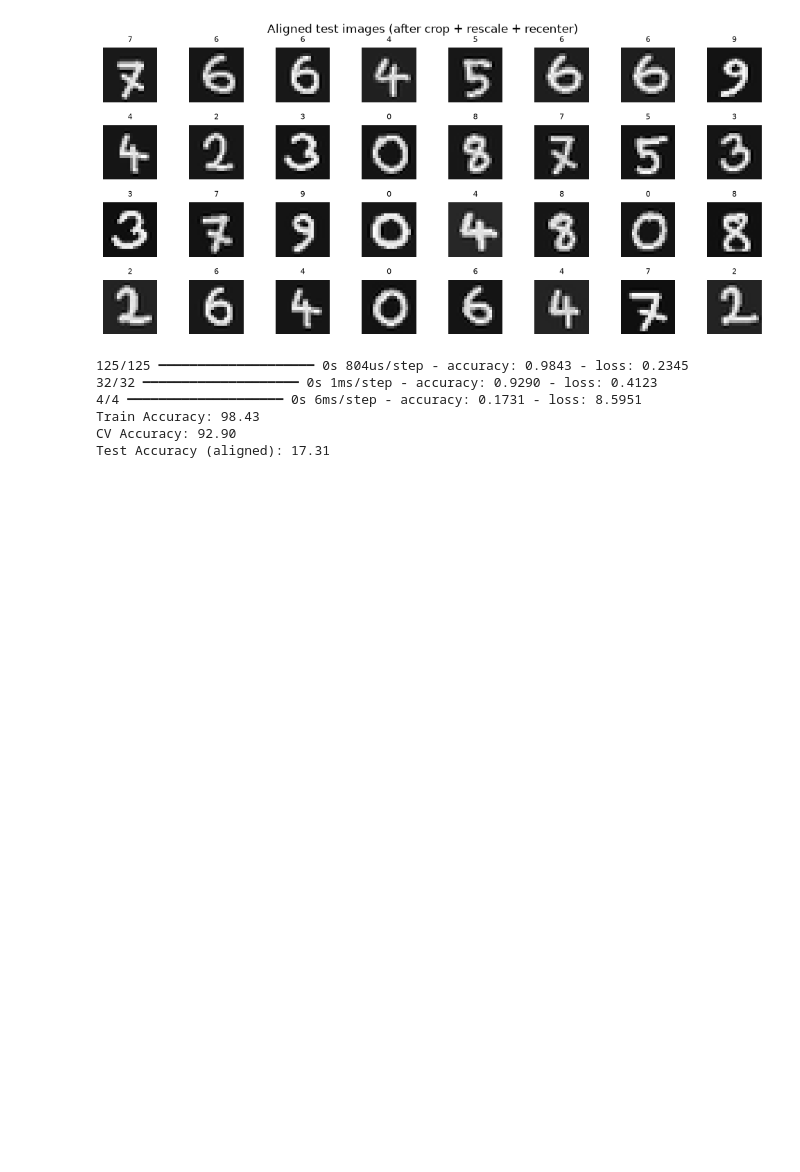
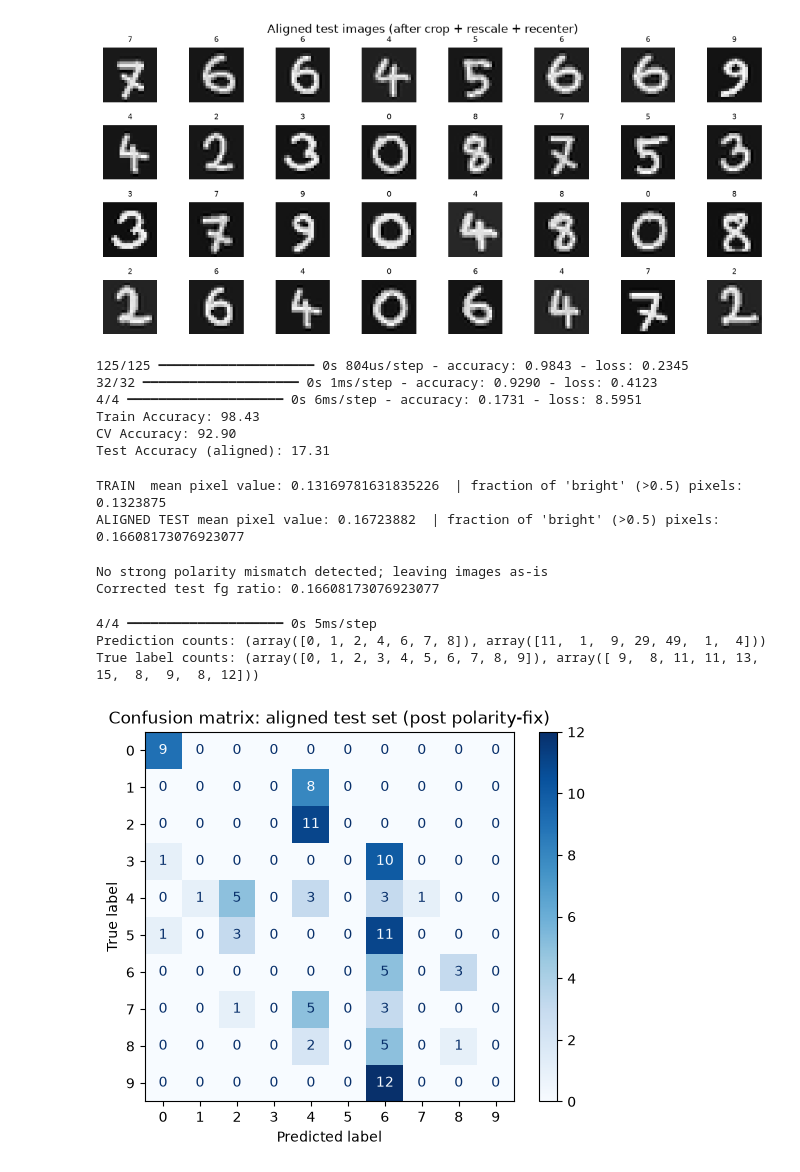
Before and after one commit to Hriddha/CSE445, a Jupyter notebook: Assignment_3/Asn3.ipynb, the cells around one changed output. Saved outputs shown, nothing was run; the diff lists cells and outputs as text; code cells hidden in the pictures; blank space fills up the shorter version.

Commit message:
Polarization and Confusion matrix

```diff
--- a/Assignment_3/Asn3.ipynb
+++ b/Assignment_3/Asn3.ipynb
@@ -569,3 +569,46 @@ print(f"Test Accuracy (aligned): {test_acc*100:.2f}")
 Train Accuracy: 98.43
 CV Accuracy: 92.90
 Test Accuracy (aligned): 17.31
+# %%
+print("TRAIN  mean pixel value:", X_train.mean(), " | fraction of 'bright' (>0.5) pixels:", (X_train > 0.5).mean())
+print("ALIGNED TEST mean pixel value:", X_test_aligned_flat.mean(), " | fraction of 'bright' (>0.5) pixels:", (X_test_aligned_flat > 0.5).mean())
+# %% [output]
+TRAIN  mean pixel value: 0.13169781631835226  | fraction of 'bright' (>0.5) pixels: 0.1323875
+ALIGNED TEST mean pixel value: 0.16723882  | fraction of 'bright' (>0.5) pixels: 0.16608173076923077
+# %%
+train_fg_ratio = (X_train > 0.5).mean()
+test_fg_ratio = (X_test_aligned_flat > 0.5).mean()
+
+if abs(train_fg_ratio - test_fg_ratio) > 0.15 and abs((1 - test_fg_ratio) - train_fg_ratio) < abs(test_fg_ratio - train_fg_ratio):
+    print("Polarity mismatch detected -> inverting aligned test images")
+    X_test_aligned_flat = 1.0 - X_test_aligned_flat
+    X_test_aligned = 1.0 - X_test_aligned
+else:
+    print("No strong polarity mismatch detected; leaving images as-is")
+
+print("Corrected test fg ratio:", (X_test_aligned_flat > 0.5).mean())
+# %% [output]
+No strong polarity mismatch detected; leaving images as-is
+Corrected test fg ratio: 0.16608173076923077
+# %%
+from sklearn.metrics import confusion_matrix, ConfusionMatrixDisplay
+
+logits = model.predict(X_test_aligned_flat)
+pred = np.argmax(logits, axis=1)
+
+print("Prediction counts:", np.unique(pred, return_counts=True))
+print("True label counts:", np.unique(y_test, return_counts=True))
+
+cm = confusion_matrix(y_test, pred, labels=list(range(10)))
+disp = ConfusionMatrixDisplay(confusion_matrix=cm, display_labels=list(range(10)))
+disp.plot(cmap='Blues', values_format='d')
+plt.title("Confusion matrix: aligned test set (post polarity-fix)")
+plt.show()
+
+test_loss, test_acc = model.evaluate(X_test_aligned_flat, y_test)
+print(f"Test Accuracy (aligned + polarity-checked): {test_acc*100:.2f}")
+# %% [output]
+4/4 ━━━━━━━━━━━━━━━━━━━━ 0s 5ms/step
+Prediction counts: (array([0, 1, 2, 4, 6, 7, 8]), array([11,  1,  9, 29, 49,  1,  4]))
+True label counts: (array([0, 1, 2, 3, 4, 5, 6, 7, 8, 9]), array([ 9,  8, 11, 11, 13, 15,  8,  9,  8, 12]))
+[figure, added]
```
Also changed, not shown: parts of 1 cell of this notebook.
